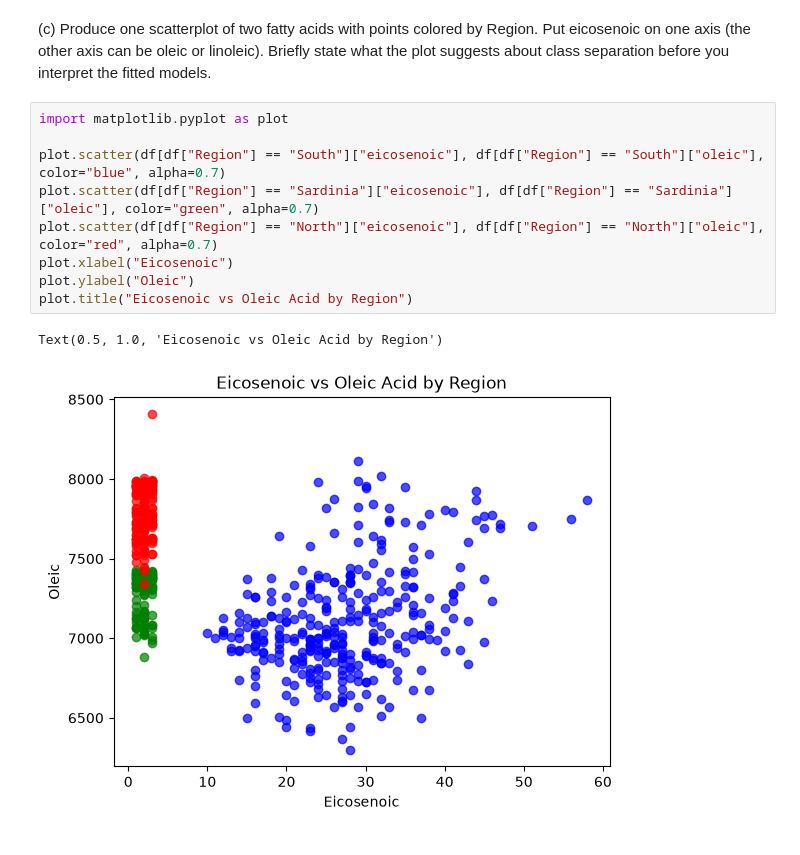
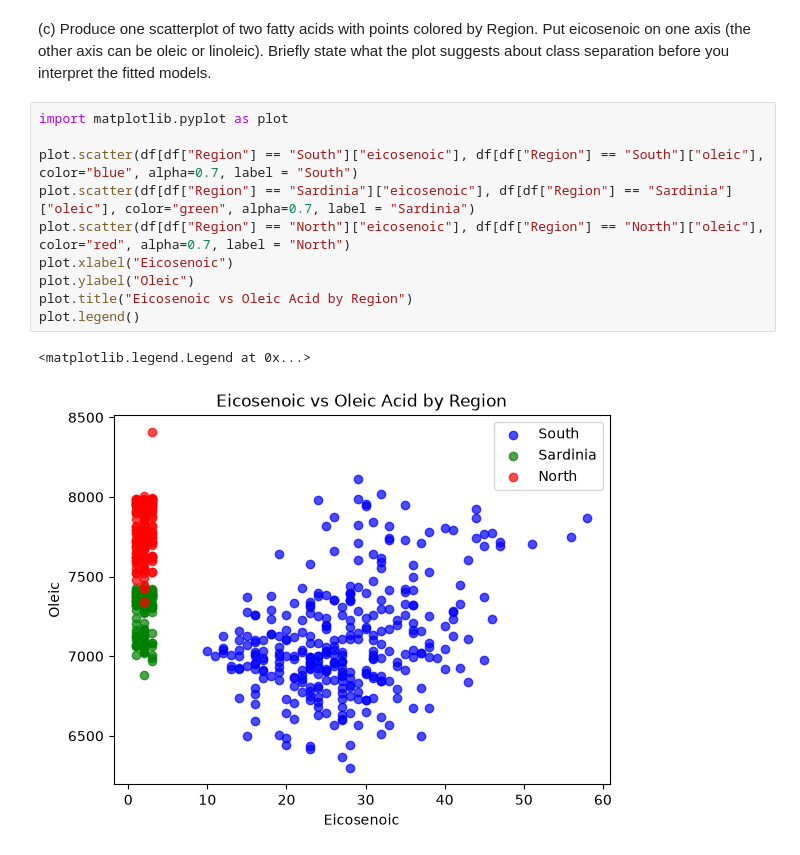
Before and after one commit to uiuc-msynowiec/cs598_psl, a Jupyter notebook: CodingAssignments/CA4/CS598_PSL_CA_4.ipynb, the cells around one changed output. Saved outputs shown, nothing was run; the diff lists cells and outputs as text.

```diff
--- a/CodingAssignments/CA4/CS598_PSL_CA_4.ipynb
+++ b/CodingAssignments/CA4/CS598_PSL_CA_4.ipynb
@@ -192,13 +167,14 @@ Multinomial test confusion matrix (rows = true, columns = predicted):
 # %%
 import matplotlib.pyplot as plot
 
-plot.scatter(df[df["Region"] == "South"]["eicosenoic"], df[df["Region"] == "South"]["oleic"], color="blue", alpha=0.7)
-plot.scatter(df[df["Region"] == "Sardinia"]["eicosenoic"], df[df["Region"] == "Sardinia"]["oleic"], color="green", alpha=0.7)
-plot.scatter(df[df["Region"] == "North"]["eicosenoic"], df[df["Region"] == "North"]["oleic"], color="red", alpha=0.7)
+plot.scatter(df[df["Region"] == "South"]["eicosenoic"], df[df["Region"] == "South"]["oleic"], color="blue", alpha=0.7, label = "South")
+plot.scatter(df[df["Region"] == "Sardinia"]["eicosenoic"], df[df["Region"] == "Sardinia"]["oleic"], color="green", alpha=0.7, label = "Sardinia")
+plot.scatter(df[df["Region"] == "North"]["eicosenoic"], df[df["Region"] == "North"]["oleic"], color="red", alpha=0.7, label = "North")
 plot.xlabel("Eicosenoic")
 plot.ylabel("Oleic")
 plot.title("Eicosenoic vs Oleic Acid by Region")
+plot.legend()
 # %% [output]
-Text(0.5, 1.0, 'Eicosenoic vs Oleic Acid by Region')
+<matplotlib.legend.Legend at 0x...>
-[figure, old version]
+[figure, new version]
 # %%
```
Also changed, not shown: parts of 6 cells of this notebook.
